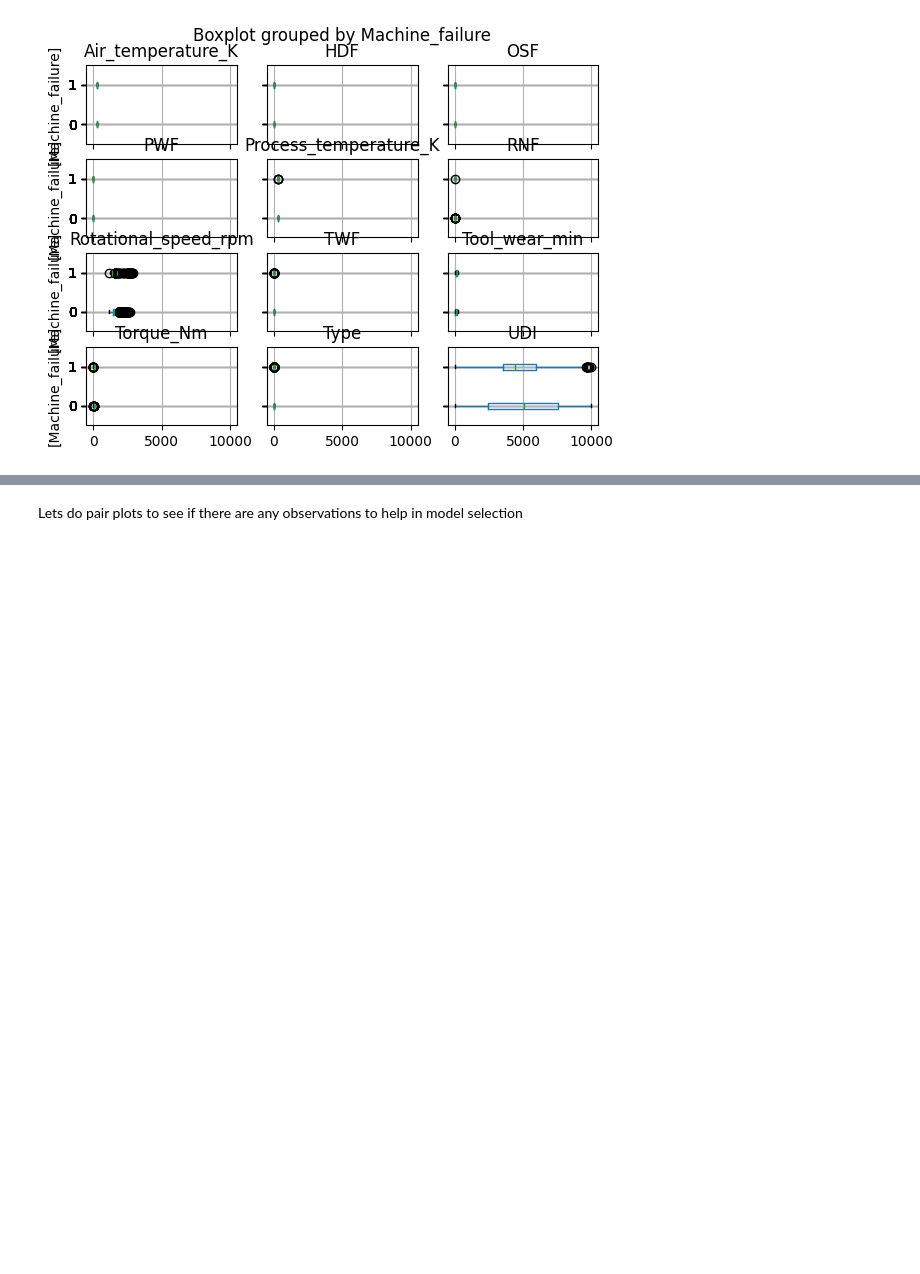
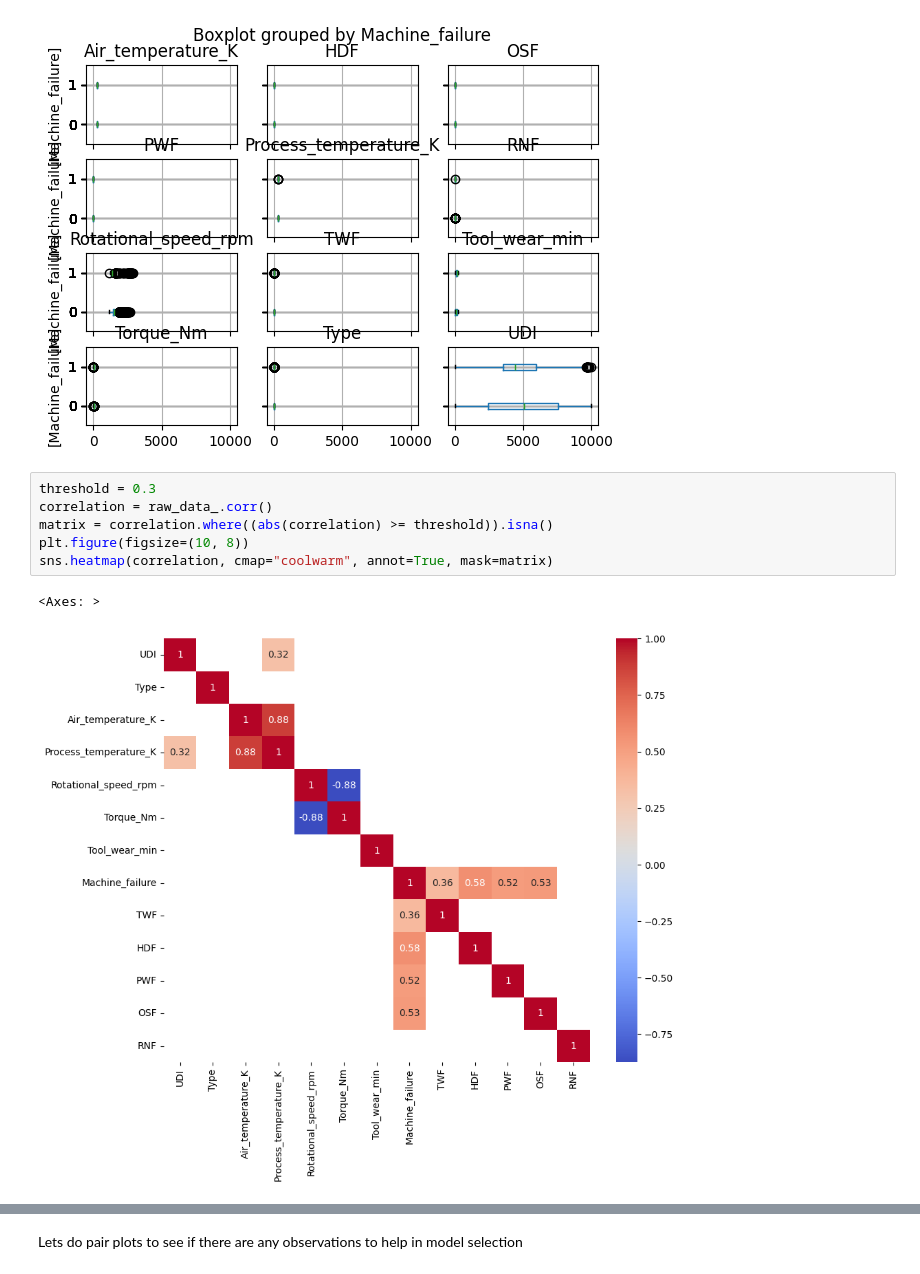
Before and after one commit to unemallan/Unsupervised-Learning-Final-Project, a Jupyter notebook: predictive_maintance_milling_machine.ipynb, the cells around one changed output, grey strips where cells are left out. Drawn from its saved outputs; the diff is of its cells as text; blank space fills up the shorter version.

```diff
--- a/predictive_maintance_milling_machine.ipynb
+++ b/predictive_maintance_milling_machine.ipynb
@@ -331,3 +340,12 @@ array([[<Axes: title={'center': 'Air_temperature_K'}, ylabel='[Machine_failure]'
         <Axes: title={'center': 'UDI'}, ylabel='[Machine_failure]'>]],
       dtype=object)
 [figure]
+# %%
+threshold = 0.3
+correlation = raw_data_.corr()
+matrix = correlation.where((abs(correlation) >= threshold)).isna()
+plt.figure(figsize=(10, 8))
+sns.heatmap(correlation, cmap="coolwarm", annot=True, mask=matrix)
+# %% [output]
+<Axes: >
+[figure, added]
```
Also changed, not shown: parts of 27 cells of this notebook.
